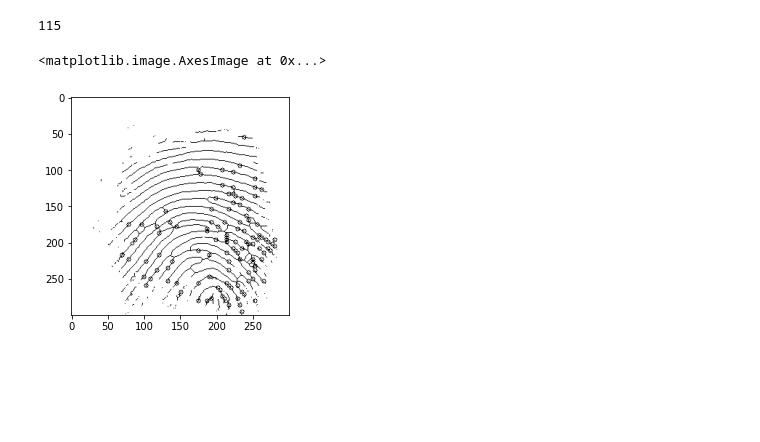
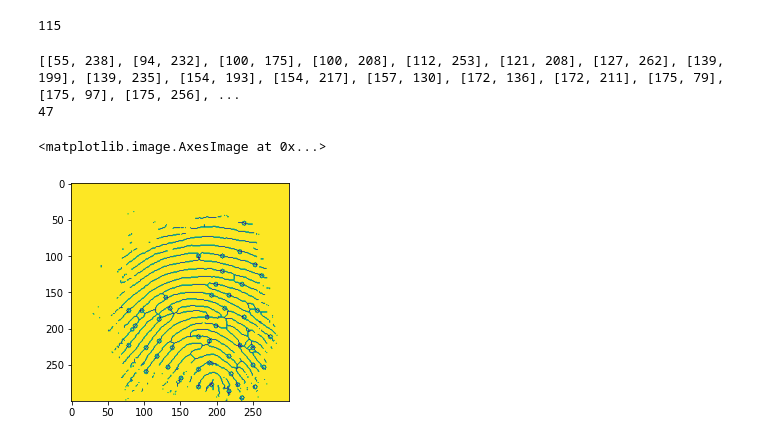
Before and after one commit to sid507/Fingerprint-feature-extraction-using-neural-network, a Jupyter notebook: main.ipynb, the cells around one changed output. Saved outputs shown, nothing was run; the diff lists cells and outputs as text; code cells hidden in the pictures; blank space fills up the shorter version.

Commit message:
features locations refined

```diff
--- a/main.ipynb
+++ b/main.ipynb
@@ -358,22 +326,26 @@ print(len(feature_locations))
 # %% [output]
 115
 # %%
-# def euclidean(a, b):
-#     return ((a[0]-b[0])**2 + (a[1]-b[1])**2)**0.5
+def euclidean(a, b):
+    return ((a[0]-b[0])**2 + (a[1]-b[1])**2)**0.5
 
-# for i in feature_locations:
-#     for j in feature_locations:
-#         if (euclidean(i,j)<50 and i!=j):
-#             feature_locations.remove(i)
-#             feature_locations.remove(j)
-#             break
+for i in range(5):
+    for i in feature_locations:
+        for j in feature_locations:
+            if (euclidean(i,j)<15 and i!=j):
+                feature_locations.remove(j)
+                break
 
-# print(feature_locations)
+print(feature_locations)
+print(len(feature_locations))
+# %% [output]
+[[55, 238], [94, 232], [100, 175], [100, 208], [112, 253], [121, 208], [127, 262], [139, 199], [139, 235], [154, 193], [154, 217], [157, 130], [172, 136], [172, 211], [175, 79], [175, 97], [175, 256], ...
+47
 # %%
 for i in feature_locations:
     cv2.circle(thin, (i[1],i[0]), 3, (0,0,255))
 # %%
-plt.imshow(thin, cmap='gray')
+plt.imshow(thin)
 # %% [output]
 <matplotlib.image.AxesImage at 0x...>
-[figure, old version]
+[figure, new version]
```
Also changed, not shown: parts of 8 cells of this notebook.
